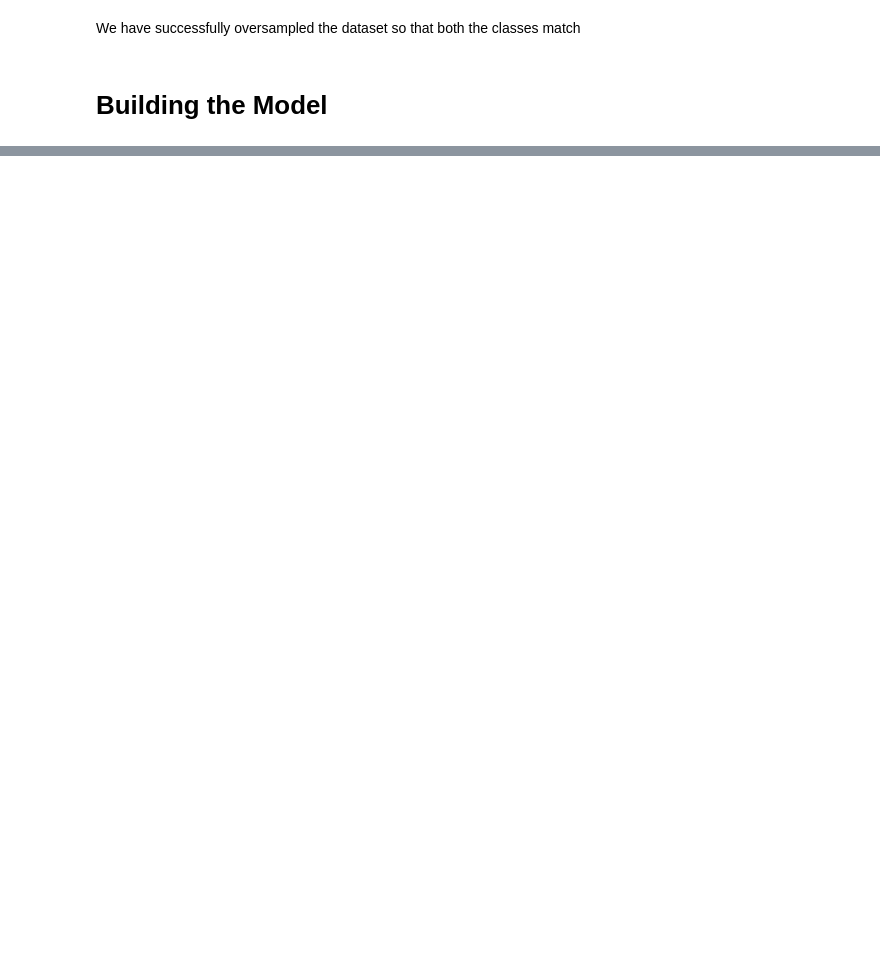
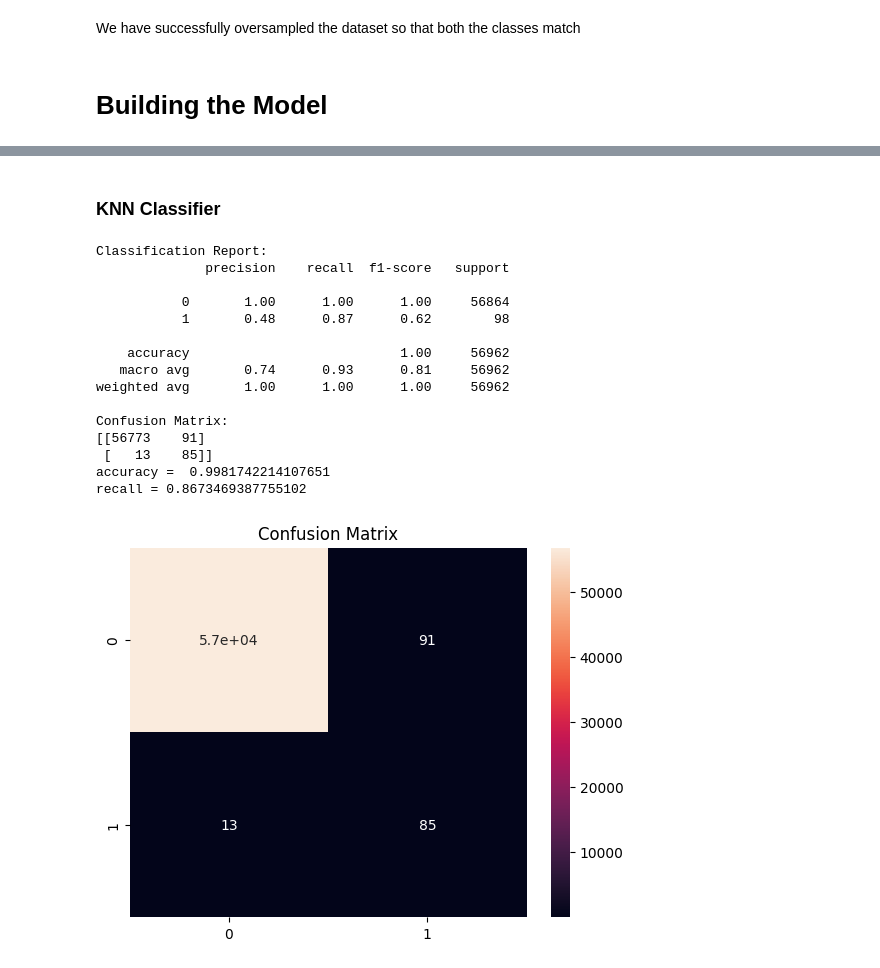
Before and after one commit to ayushash1/machine_learning, a Jupyter notebook: Credit-Card-Fraud-Detection.ipynb, the cells around one changed output, grey strips where cells are left out. Drawn from its saved outputs; the diff is of its cells as text; code cells hidden in the pictures; blank space fills up the shorter version.

```diff
--- a/Credit-Card-Fraud-Detection.ipynb
+++ b/Credit-Card-Fraud-Detection.ipynb
@@ -183,0 +195,4 @@ We have successfully oversampled the dataset so that both the classes match
+# %%
+lgr = LogisticRegression(random_state=42)
+lgr.fit(X_train_resam, y_train_resam)
+y_pred = lgr.predict(X_test)
@@ -183,0 +230,36 @@ We have successfully oversampled the dataset so that both the classes match
+# %% [markdown]
+### KNN Classifier
+# %%
+knn = KNeighborsClassifier()
+knn.fit(X_train_resam, y_train_resam, )
+y_pred = knn.predict(X_test)
+# %%
+print("\nClassification Report:")
+print(classification_report(y_test, y_pred))
+
+print("Confusion Matrix:")
+print(confusion_matrix(y_test, y_pred))
+
+print("accuracy = ",accuracy_score(y_test, y_pred))
+print("recall =", recall_score(y_test, y_pred))
+
+sns.heatmap(confusion_matrix(y_test, y_pred), annot=True)
+plt.title("Confusion Matrix")
+plt.show()
+# %% [output]
+Classification Report:
+              precision    recall  f1-score   support
+
+           0       1.00      1.00      1.00     56864
+           1       0.48      0.87      0.62        98
+
+    accuracy                           1.00     56962
+   macro avg       0.74      0.93      0.81     56962
+weighted avg       1.00      1.00      1.00     56962
+
+Confusion Matrix:
+[[56773    91]
+ [   13    85]]
+accuracy =  0.9981742214107651
+recall = 0.8673469387755102
+[figure, added]
```
Also changed, not shown: parts of 6 cells of this notebook.
